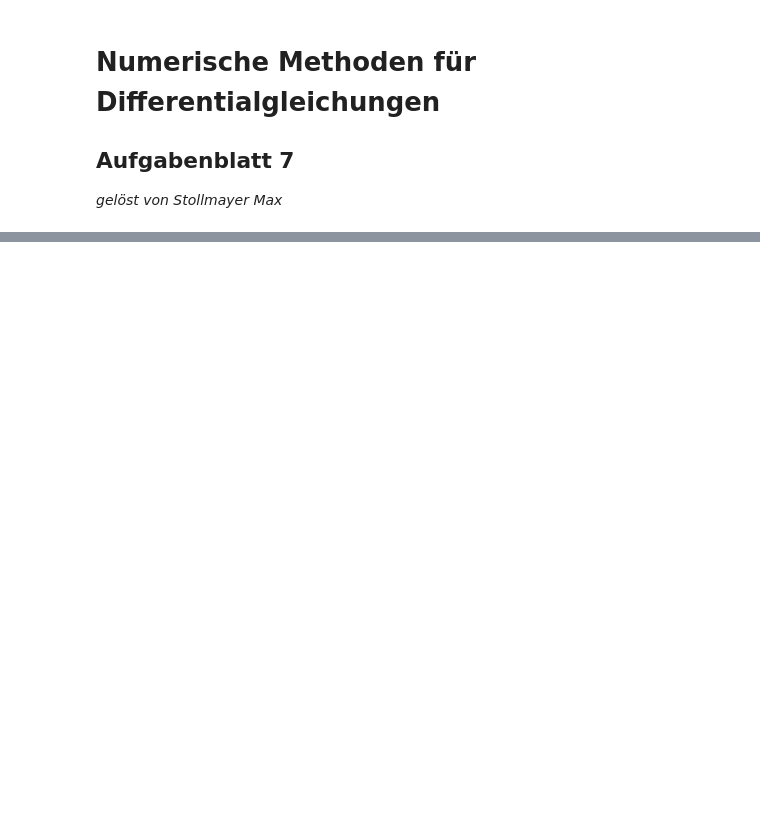
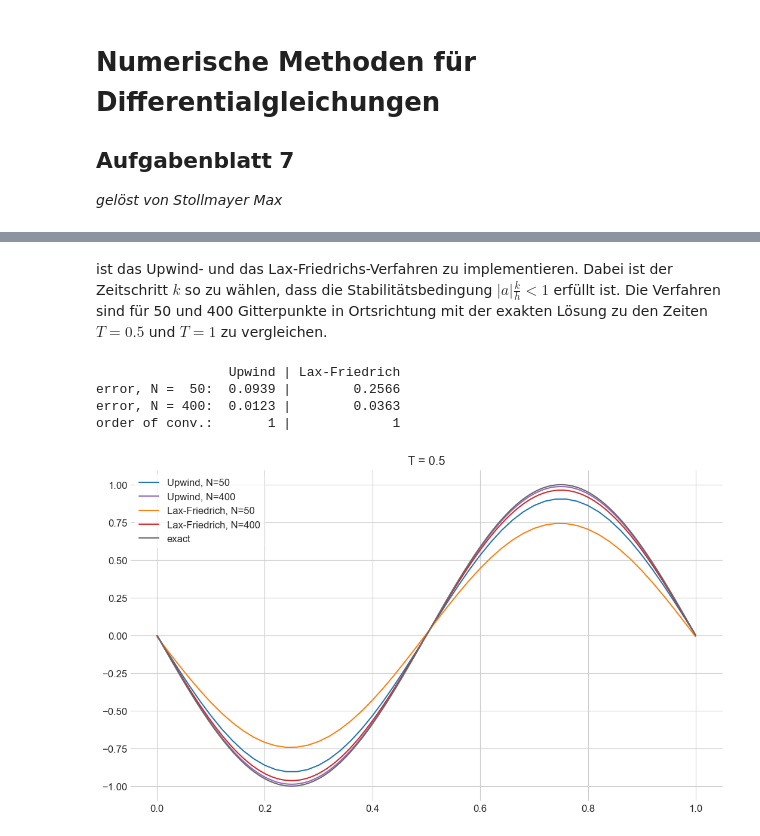
Before and after one commit to maxstollmayer/NuMeDiffG, a Jupyter notebook: Aufgabenblatt 7/Aufgabenblatt 7 Lösung.ipynb, the cells around one changed output, grey strips where cells are left out. Cells and saved outputs as stored; diff of their text form; code cells hidden in the pictures; blank space fills up the shorter version.

Commit message:
solved exercise 7

```diff
--- a/Aufgabenblatt 7/Aufgabenblatt 7 Lösung.ipynb
+++ b/Aufgabenblatt 7/Aufgabenblatt 7 Lösung.ipynb
@@ -18,3 +15,6 @@ Die Verfahren sind mit der exakten Lösung zu den Zeiten $T=0.5$ und $T=1$ zu ve
+# %% [markdown]
+ist das Upwind- und das Lax-Friedrichs-Verfahren zu implementieren. Dabei ist der Zeitschritt $k$ so zu wählen, dass die Stabilitätsbedingung $|a|\frac{k}{h} < 1$ erfüllt ist.
+Die Verfahren sind für 50 und 400 Gitterpunkte in Ortsrichtung mit der exakten Lösung zu den Zeiten $T=0.5$ und $T=1$ zu vergleichen.
 # %%
 import numpy as np
 from matplotlib import pyplot as plt
@@ -31,0 +67,29 @@ plt.rcParams["legend.edgecolor"] = "white"
+# %%
+def LaxFriedrich(a, u0, D, N):
+    '''
+    Solves the one-dimensional, linear, hyperbolic PDE u_t + a*u_x = 0
+    with initial value function u0(x) and periodic boundary values
+    using the Lax-Friedrichs method.
+
+    returns 2D-array of function values
+
+    a .... constant
+    u0 ... intial value function in the x variable
+    D .... [[a, b], [c, d]] array of corners of the square
+    N .... (N_x, N_t) is a tuple of discretization steps for x and t respectively
+    '''
+
+    D = np.array(D)
+    hx = (D[0, 1] - D[0, 0]) / N[0]
+    ht = (D[1, 1] - D[1, 0]) / N[1]
+    u = np.zeros((N[0]+1, N[1]+1))
+
+    # initial values
+    u[:, 0] = u0(D[0, 0] + hx * np.arange(N[0] + 1))
+
+    for j in range(N[1]):
+        for i in range(1, N[0]):
+            u[i, j+1] = (u[i+1, j] + u[i-1, j]) / 2 - a * ht * (u[i+1, j] - u[i-1, j]) / (2 * hx)
+        u[0, j+1] = u[N[0], j+1] = (u[1, j] + u[N[0]-1, j]) / 2 - a * ht * (u[1, j] - u[N[0]-1, j]) / (2 * hx)
+
+    return u
@@ -31,0 +152,8 @@ plt.rcParams["legend.edgecolor"] = "white"
+# %%
+OUTPUT(0.5)
+# %% [output]
+                 Upwind | Lax-Friedrich
+error, N =  50:  0.0939 |        0.2566
+error, N = 400:  0.0123 |        0.0363
+order of conv.:       1 |             1
+[figure, added]
```
Also changed, not shown: parts of 5 cells of this notebook, 1 other file.
